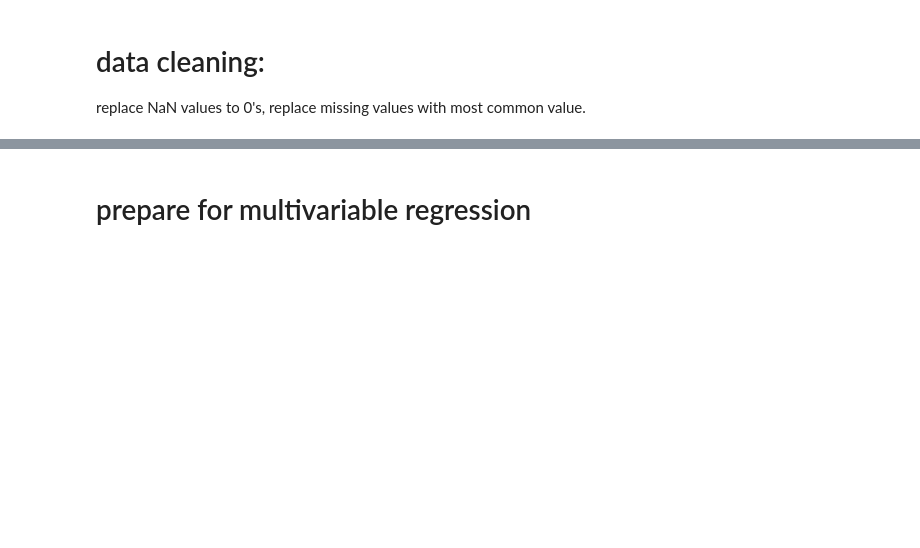
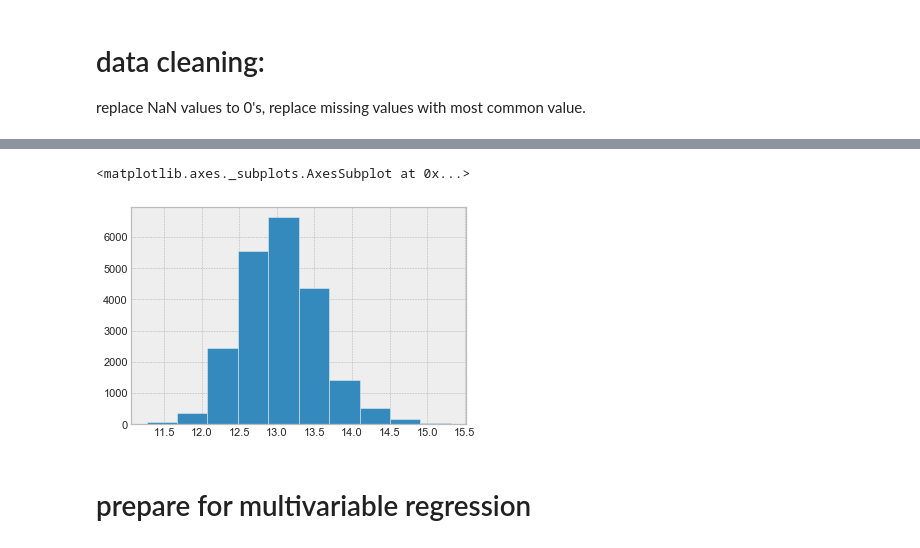
Before and after one commit to AlludedCrabb/Data-Science-Housing-Data-Project, a Jupyter notebook: Jacob_Taeho project.ipynb, the cells around one changed output, grey strips where cells are left out. Saved outputs shown, nothing was run; the diff lists cells and outputs as text; code cells hidden in the pictures; blank space fills up the shorter version.

```diff
--- a/Jacob_Taeho project.ipynb
+++ b/Jacob_Taeho project.ipynb
@@ -199,3 +204,9 @@ replace NaN values to 0's, replace missing values with most common value.
+# %%
+df.price = np.log(df.price)
+df.price.hist()
+# %% [output]
+<matplotlib.axes._subplots.AxesSubplot at 0x...>
+[figure, added]
 # %%
 df.view.replace(to_replace=np.NaN, value=0, inplace=True)
 df.sqft_basement.replace(to_replace='?', value=0, inplace=True)
```
Also changed, not shown: parts of 20 cells of this notebook.
